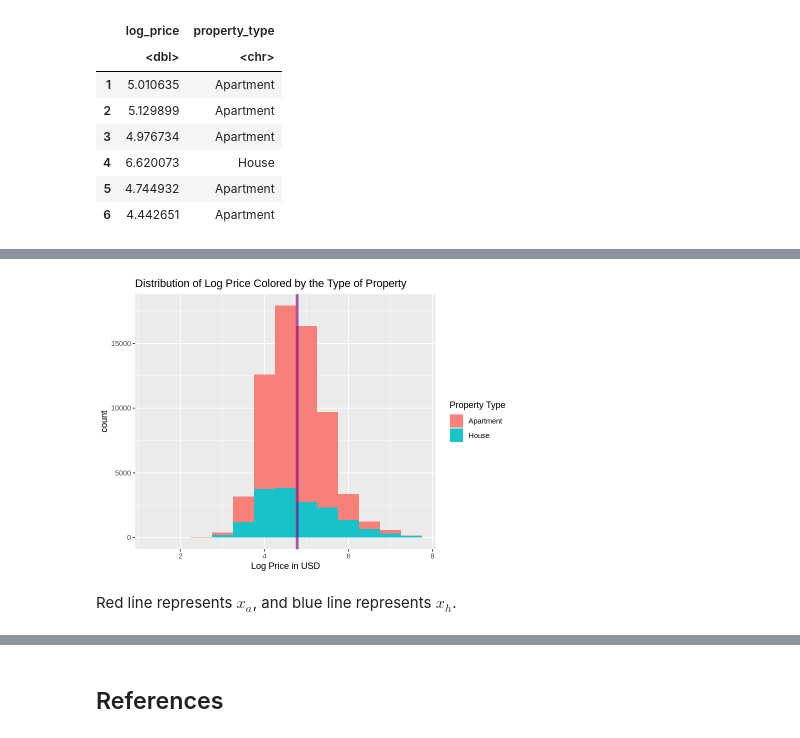
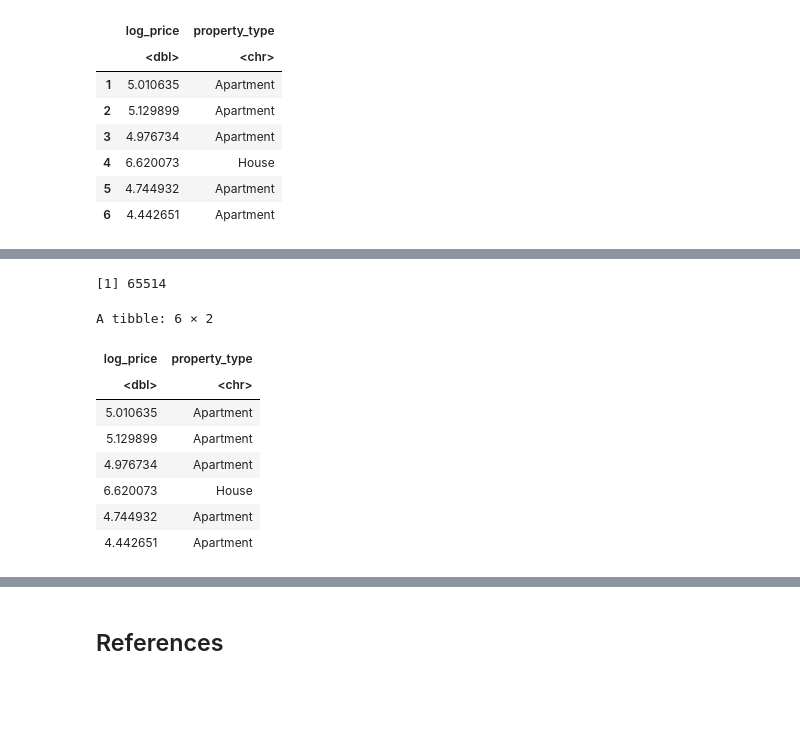
Before and after one commit to takumihoriba/stat201-project, a Jupyter notebook: proposal.ipynb, the cells around one changed output, grey strips where cells are left out. Cells and saved outputs as stored; diff of their text form; code cells hidden in the pictures; blank space fills up the shorter version.

```diff
--- a/proposal.ipynb
+++ b/proposal.ipynb
@@ -112,15 +34,19 @@ A tibble: 2 × 2
-# %%
-options(repr.plot.width = 7, repr.plot.height = 5)
-
-compare_distribution <- air |>
-ggplot(aes(x=log_price,fill=property_type))+
-geom_histogram(binwidth=0.5,alpha=0.9)+
-labs(fill = "Property Type",x = "Log Price in USD", title = "Distribution of Log Price Colored by the Type of Property") +
-geom_vline(xintercept = sample_mean$sample_mean[1], color = "red") +
-geom_vline(xintercept = sample_mean$sample_mean[2], color = "blue")
-
-compare_distribution
-# %% [output]
-[figure, removed]
-# %% [markdown]
-Red line represents $x_a$, and blue line represents $x_h$.
+# %%
+#Clean and wrangle the dataset into a tidy format
+set.seed(320)
+#choose needed column
+Airbnb_tidy <- Airbnb |> select(log_price, property_type) |> filter(property_type %in% c("House", "Apartment"))
+
+nrow(Airbnb_tidy)
+head(Airbnb_tidy)
+# %% [output]
+[1] 65514
+A tibble: 6 × 2
+| log_price | property_type |
+| <dbl> | <chr> |
+| 5.010635 | Apartment |
+| 5.129899 | Apartment |
+| 4.976734 | Apartment |
+| 6.620073 | House |
+| 4.744932 | Apartment |
+| 4.442651 | Apartment |
```
Also changed, not shown: parts of 13 cells of this notebook.
